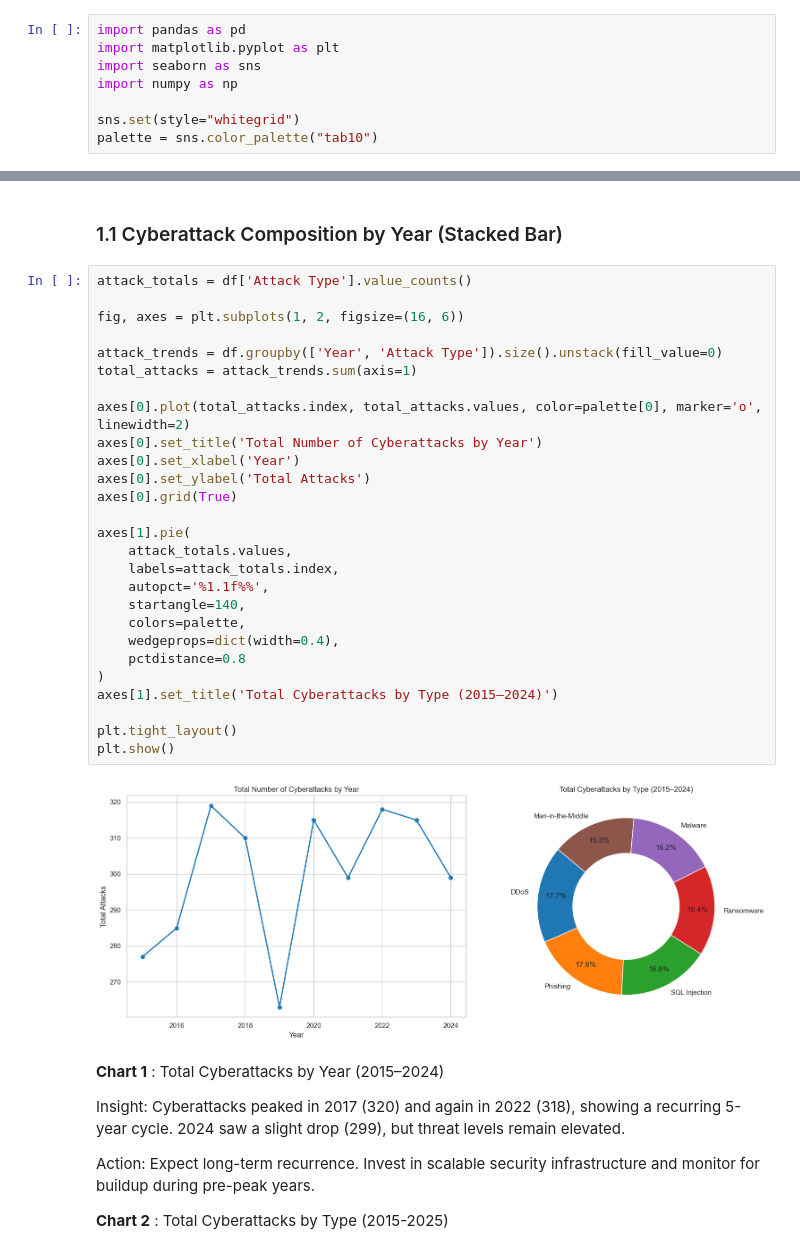
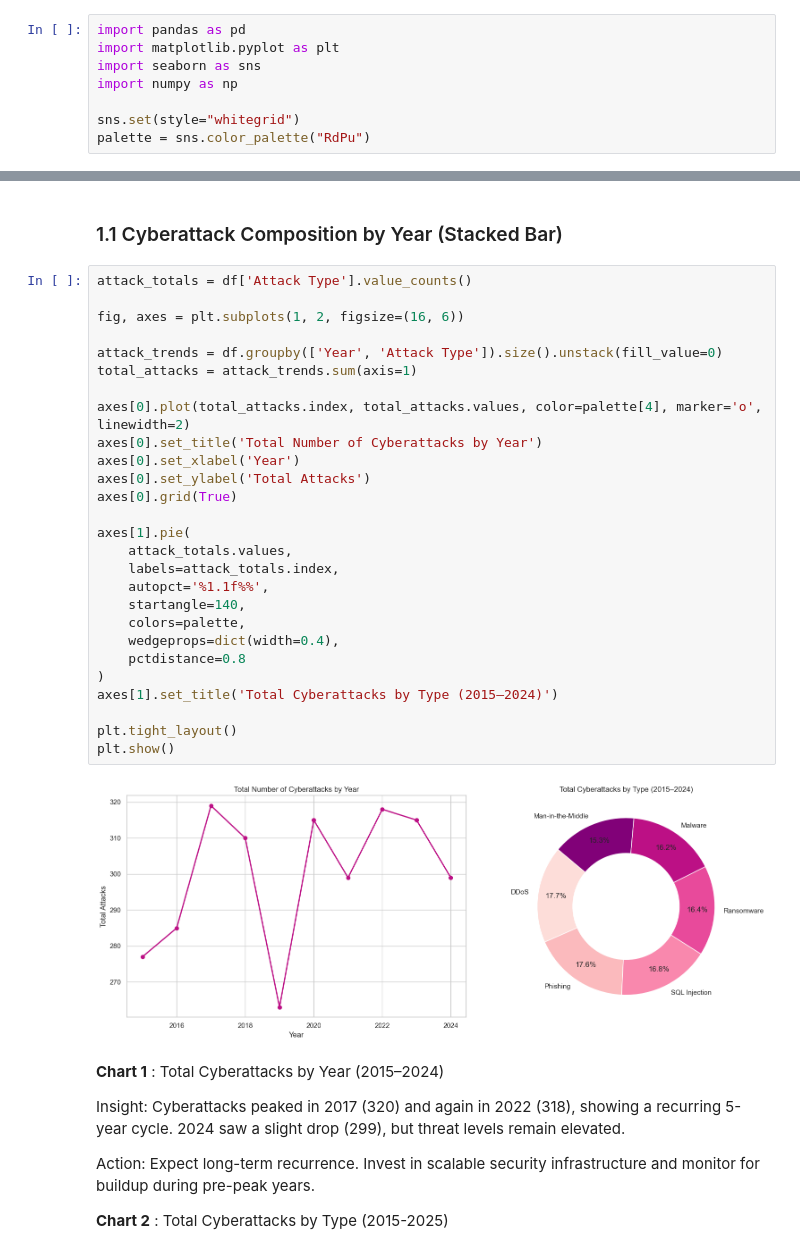
Before and after one commit to dolludaa/Global-Cybersecurity-Threats-2015-2024, a Jupyter notebook: business_analysis.ipynb, the cells around one changed output, grey strips where cells are left out. Saved outputs shown, nothing was run; the diff lists cells and outputs as text.

```diff
--- a/business_analysis.ipynb
+++ b/business_analysis.ipynb
@@ -56,7 +56,7 @@ import seaborn as sns
 import numpy as np
 
 sns.set(style="whitegrid")
-palette = sns.color_palette("tab10")
+palette = sns.color_palette("RdPu")
 # %% [markdown]
 ### Data Source:
 https://www.kaggle.com/datasets/atharvasoundankar/global-cybersecurity-threats-2015-2024
@@ -77,32 +77,32 @@ df.head()
 # %%
 attack_totals = df['Attack Type'].value_counts()
 
 fig, axes = plt.subplots(1, 2, figsize=(16, 6))
 
 attack_trends = df.groupby(['Year', 'Attack Type']).size().unstack(fill_value=0)
 total_attacks = attack_trends.sum(axis=1)
 
-axes[0].plot(total_attacks.index, total_attacks.values, color=palette[0], marker='o', linewidth=2)
+axes[0].plot(total_attacks.index, total_attacks.values, color=palette[4], marker='o', linewidth=2)
 axes[0].set_title('Total Number of Cyberattacks by Year')
 axes[0].set_xlabel('Year')
 axes[0].set_ylabel('Total Attacks')
 axes[0].grid(True)
 
 axes[1].pie(
     attack_totals.values,
     labels=attack_totals.index,
     autopct='%1.1f%%',
     startangle=140,
     colors=palette,
     wedgeprops=dict(width=0.4),
     pctdistance=0.8
 )
 axes[1].set_title('Total Cyberattacks by Type (2015–2024)')
 
 plt.tight_layout()
 plt.show()
 # %% [output]
-[figure, old version]
+[figure, new version]
 # %% [markdown]
 **Chart 1** : Total Cyberattacks by Year (2015–2024)
 
```
Also changed, not shown: parts of 26 cells of this notebook.
